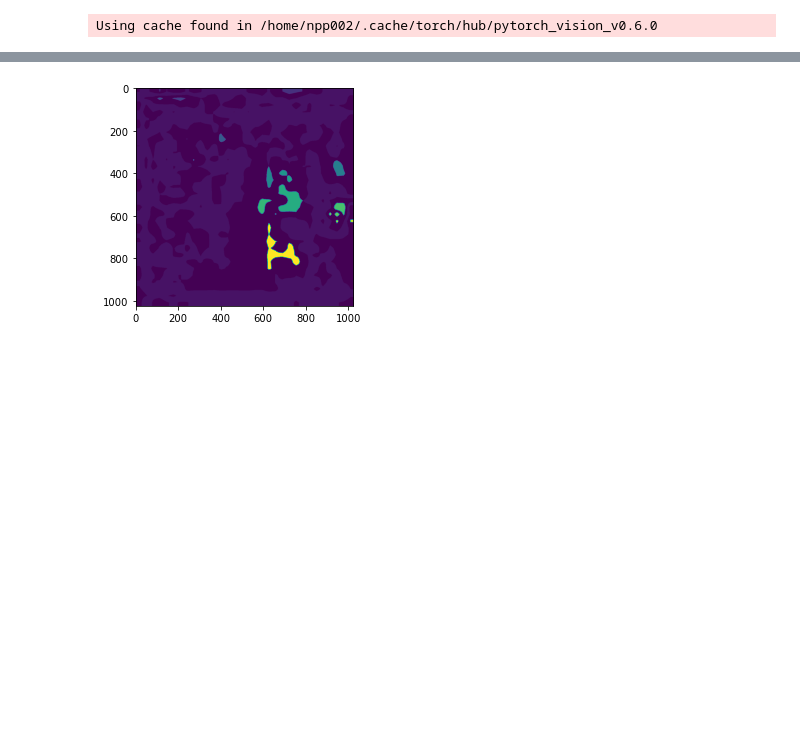
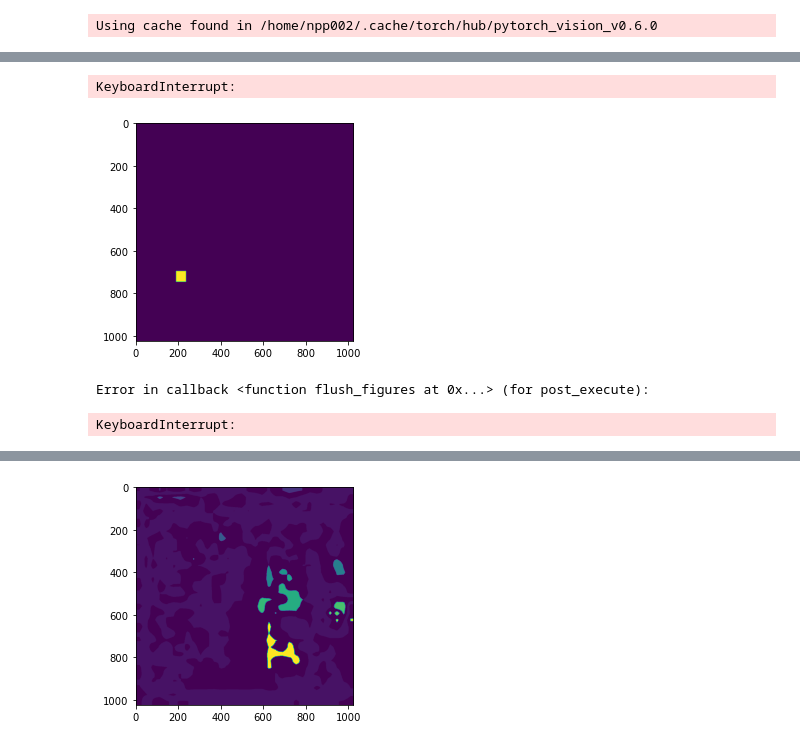
Before and after one commit to nichpass/Bucknell-Senior-Design-2021, a Jupyter notebook: test_multi_bb.ipynb, the cells around one changed output, grey strips where cells are left out. Cells and saved outputs as stored; diff of their text form; code cells hidden in the pictures; blank space fills up the shorter version.

```diff
--- a/test_multi_bb.ipynb
+++ b/test_multi_bb.ipynb
@@ -395,3 +473,32 @@ def iobb(x, y, width, height, label_map):
+# %%
+def calc_iobb(data, model, disease):
+    label_map, _ = get_grad_map(data, model, disease)
+
+    boxes = get_bboxes(label_map)
+
+
+    single_level = np.array(label_map >= 1, dtype='int')
+    # convert all labels on prediction to same value of '1' for present and '0' for not present
+    real_box = np.zeros((1024, 1024), dtype='int')
+    x = int(data['x'])
+    y = int(data['y'])
+    width = int(data['width'])
+    height = int(data['height'])
+    for xi in range(x, x + width):
+        for yi in range(y, y + height):
+            real_box[yi][xi] = 1
+
+    pred_boxes = np.zeros((1024, 1024), dtype='int')
+    for _, b in boxes.items():
+        for xi in range(b['low_x'], b['high_x']+1):
+            for yi in range(b['low_y'], b['high_y']+1):
+                pred_boxes[yi][xi] = 1
+
+#     plt.figure()
+#     plt.imshow(real_box)
+#     plt.figure()
+#     plt.imshow(pred_boxes)
+    return jaccard_score(real_box.flatten(), pred_boxes.flatten())
 # %%
 def compute_bbox_iou(data, model, disease):
     img_path = './data/sorted_images/' + data['disease'] + '/' + data['view'] + '/' + data['img_name']
@@ -438,0 +587,8 @@ def compute_bbox_iou(data, model, disease):
+# %%
+iobb_vals = [calc_iobb(data_bb['AP']['Effusion'][i], gmodel, 'Effusion') for i in range(0, 100)]
+iobb_vals.sort()
+# %% [output]
+KeyboardInterrupt:
+[figure, added]
+Error in callback <function flush_figures at 0x...> (for post_execute):
+KeyboardInterrupt:
```
Also changed, not shown: parts of 13 cells of this notebook.
